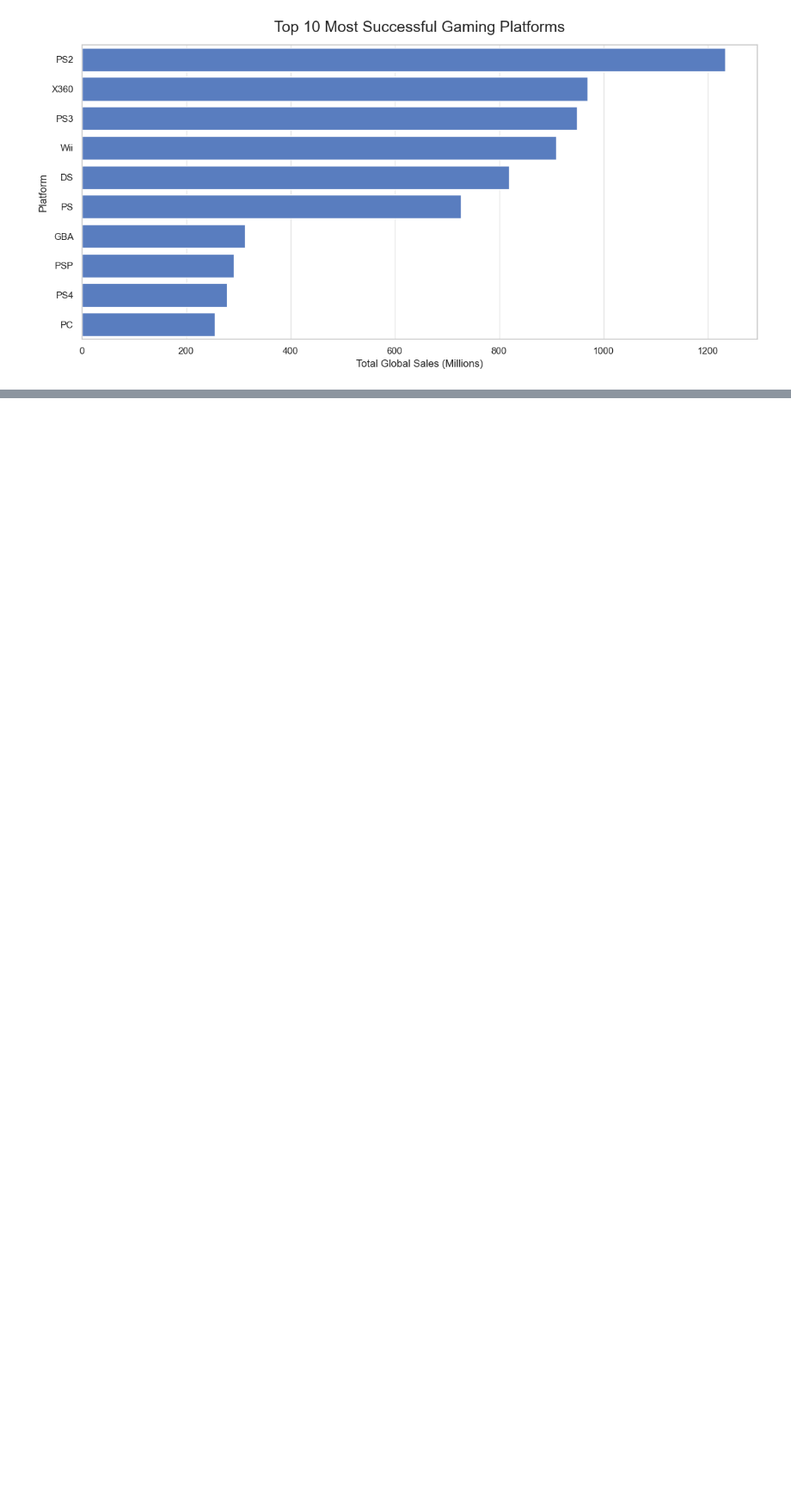
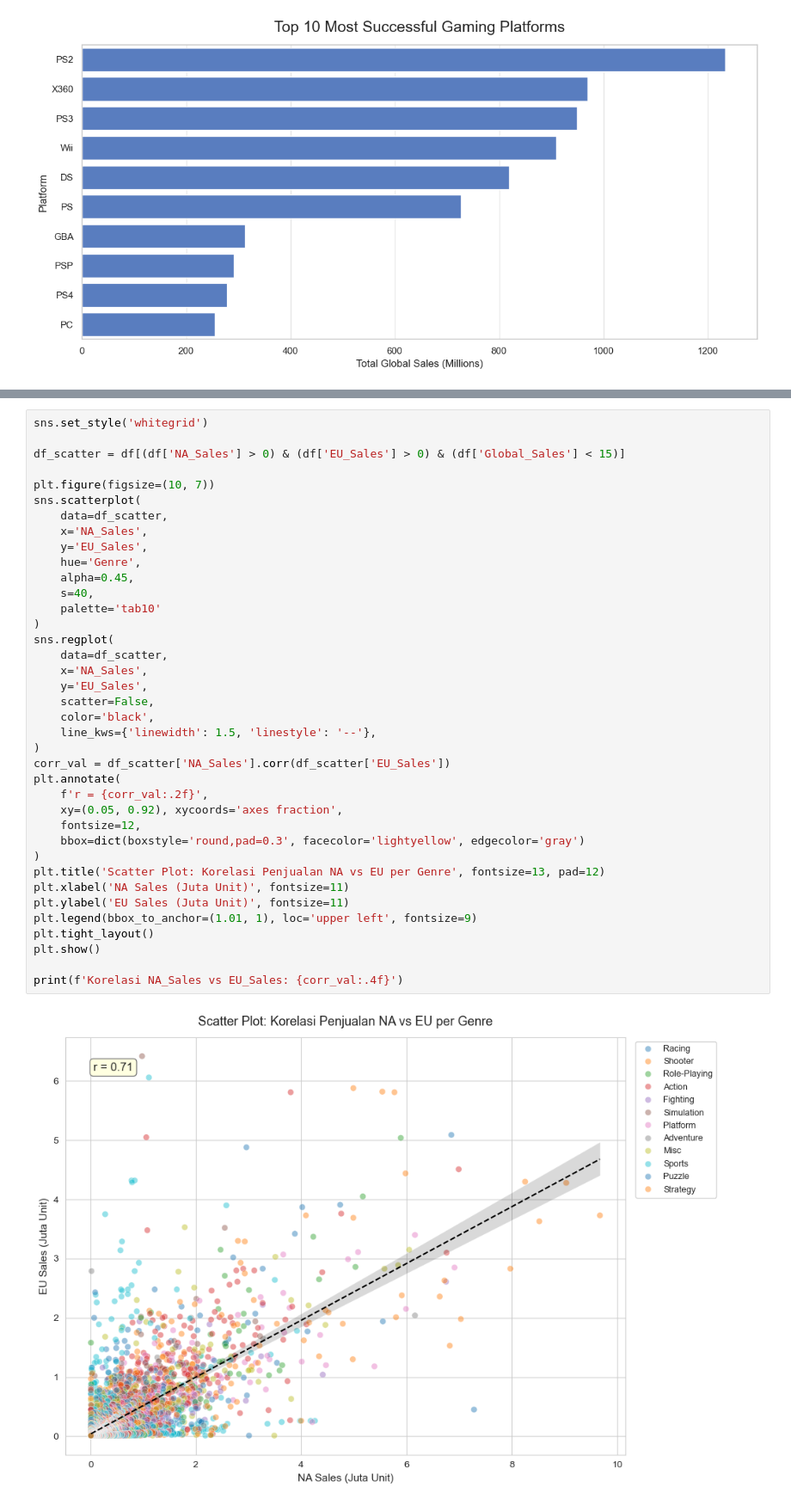
Before and after one commit to MuhammadShidqiHanifUSK/A_UAS_PrakVisDat_Klp5, a Jupyter notebook: notebooks/eda.ipynb, the cells around one changed output, grey strips where cells are left out. Shown at 86% size. Drawn from its saved outputs; the diff is of its cells as text; blank space fills up the shorter version.

```diff
--- a/notebooks/eda.ipynb
+++ b/notebooks/eda.ipynb
@@ -285,0 +416,40 @@ plt.show()
+# %%
+sns.set_style('whitegrid')
+
+df_scatter = df[(df['NA_Sales'] > 0) & (df['EU_Sales'] > 0) & (df['Global_Sales'] < 15)]
+
+plt.figure(figsize=(10, 7))
+sns.scatterplot(
+    data=df_scatter,
+    x='NA_Sales',
+    y='EU_Sales',
+    hue='Genre',
+    alpha=0.45,
+    s=40,
+    palette='tab10'
+)
+sns.regplot(
+    data=df_scatter,
+    x='NA_Sales',
+    y='EU_Sales',
+    scatter=False,
+    color='black',
+    line_kws={'linewidth': 1.5, 'linestyle': '--'},
+)
+corr_val = df_scatter['NA_Sales'].corr(df_scatter['EU_Sales'])
+plt.annotate(
+    f'r = {corr_val:.2f}',
+    xy=(0.05, 0.92), xycoords='axes fraction',
+    fontsize=12,
+    bbox=dict(boxstyle='round,pad=0.3', facecolor='lightyellow', edgecolor='gray')
+)
+plt.title('Scatter Plot: Korelasi Penjualan NA vs EU per Genre', fontsize=13, pad=12)
+plt.xlabel('NA Sales (Juta Unit)', fontsize=11)
+plt.ylabel('EU Sales (Juta Unit)', fontsize=11)
+plt.legend(bbox_to_anchor=(1.01, 1), loc='upper left', fontsize=9)
+plt.tight_layout()
+plt.show()
+
+print(f'Korelasi NA_Sales vs EU_Sales: {corr_val:.4f}')
+# %% [output]
+[figure, added]
```
Also changed, not shown: parts of 28 cells of this notebook.
